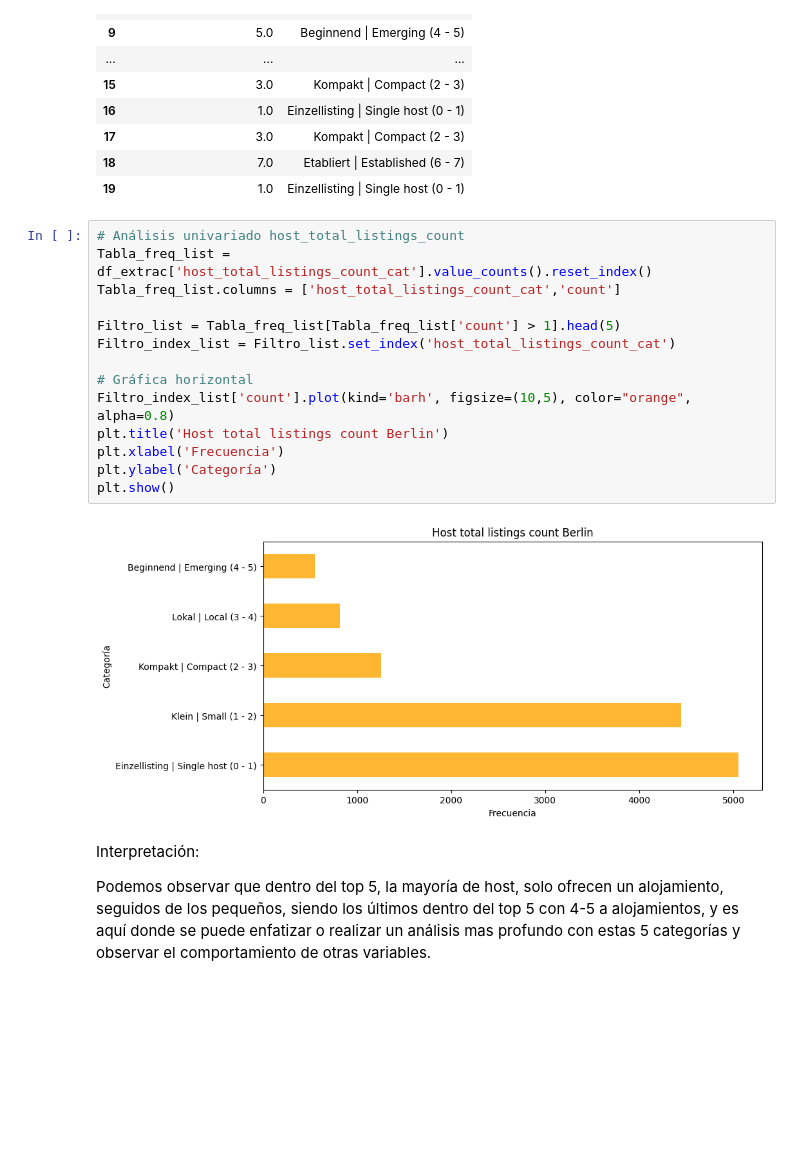
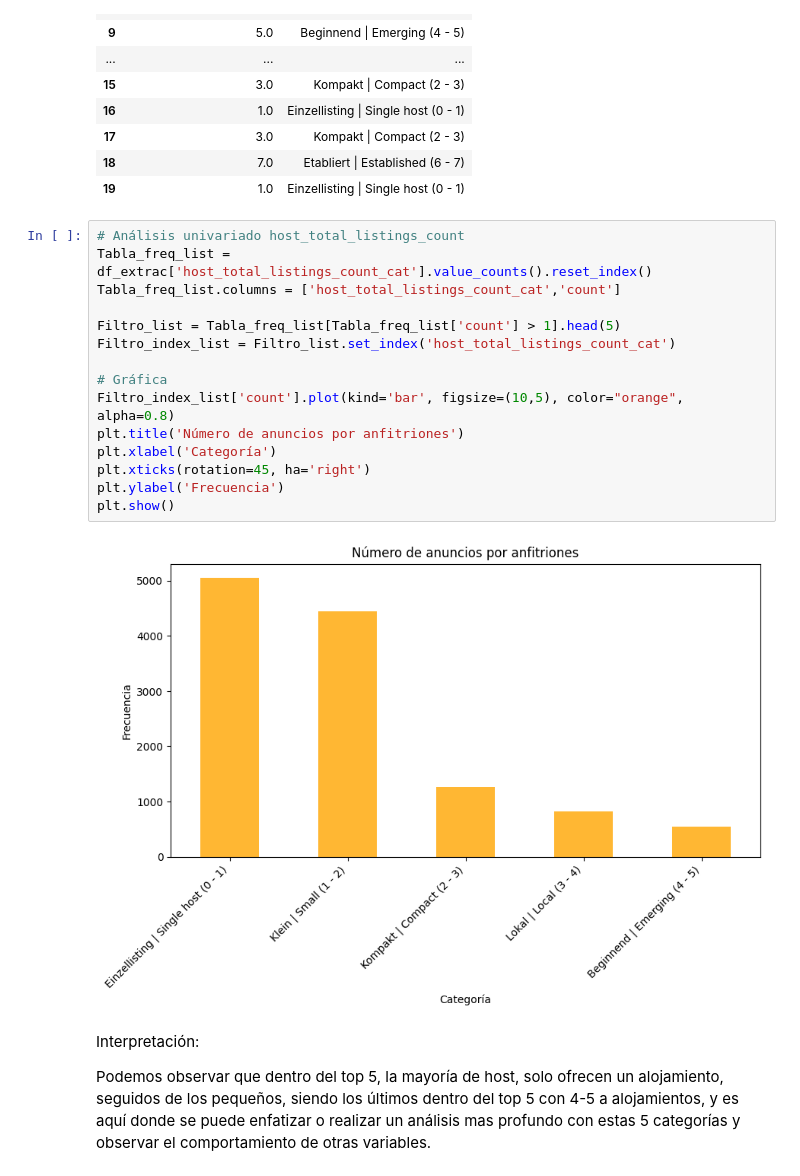
Before and after one commit to Raydays55/Actividad-5, a Jupyter notebook: Act5.ipynb, the cells around one changed output. Saved outputs shown, nothing was run; the diff lists cells and outputs as text; blank space fills up the shorter version.

```diff
--- a/Act5.ipynb
+++ b/Act5.ipynb
@@ -610,19 +610,20 @@ Ancho del intervalo:  1.082230827888238
 # %%
 # Análisis univariado host_total_listings_count
 Tabla_freq_list = df_extrac['host_total_listings_count_cat'].value_counts().reset_index()
 Tabla_freq_list.columns = ['host_total_listings_count_cat','count']
 
 Filtro_list = Tabla_freq_list[Tabla_freq_list['count'] > 1].head(5)
 Filtro_index_list = Filtro_list.set_index('host_total_listings_count_cat')
 
-# Gráfica horizontal
-Filtro_index_list['count'].plot(kind='barh', figsize=(10,5), color="orange", alpha=0.8)
-plt.title('Host total listings count Berlin')
-plt.xlabel('Frecuencia')
-plt.ylabel('Categoría')
+# Gráfica
+Filtro_index_list['count'].plot(kind='bar', figsize=(10,5), color="orange", alpha=0.8)
+plt.title('Número de anuncios por anfitriones')
+plt.xlabel('Categoría')
+plt.xticks(rotation=45, ha='right')
+plt.ylabel('Frecuencia')
 plt.show()
 # %% [output]
-[figure, old version]
+[figure, new version]
 # %% [markdown]
 Interpretación:
 
```
Also changed, not shown: parts of 4 cells of this notebook.
